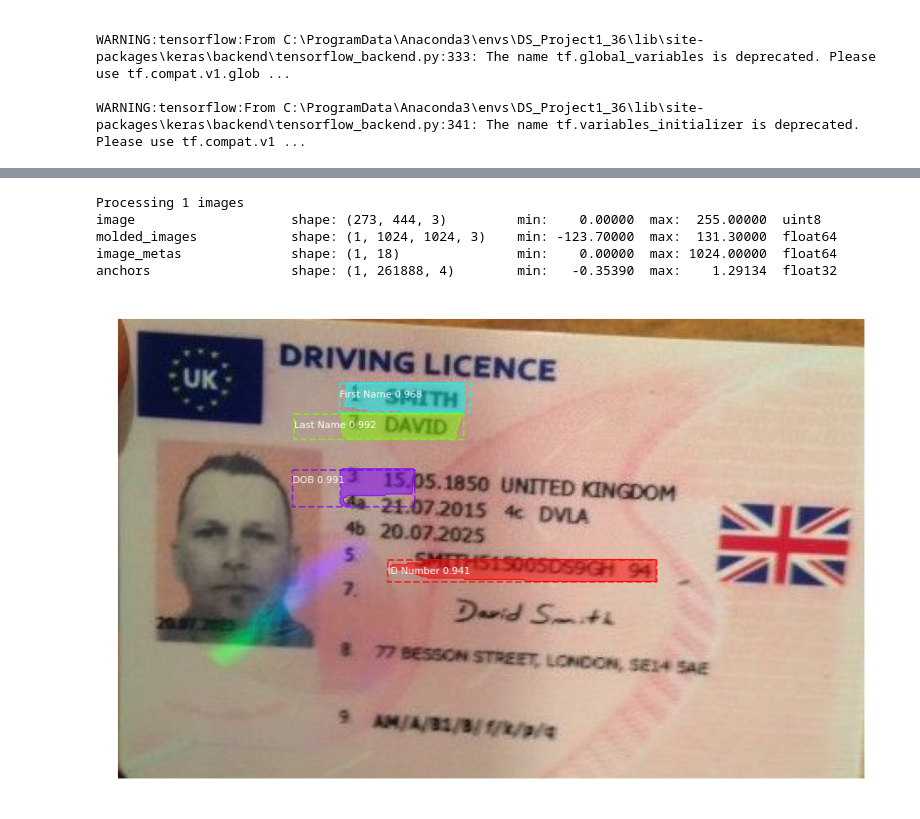
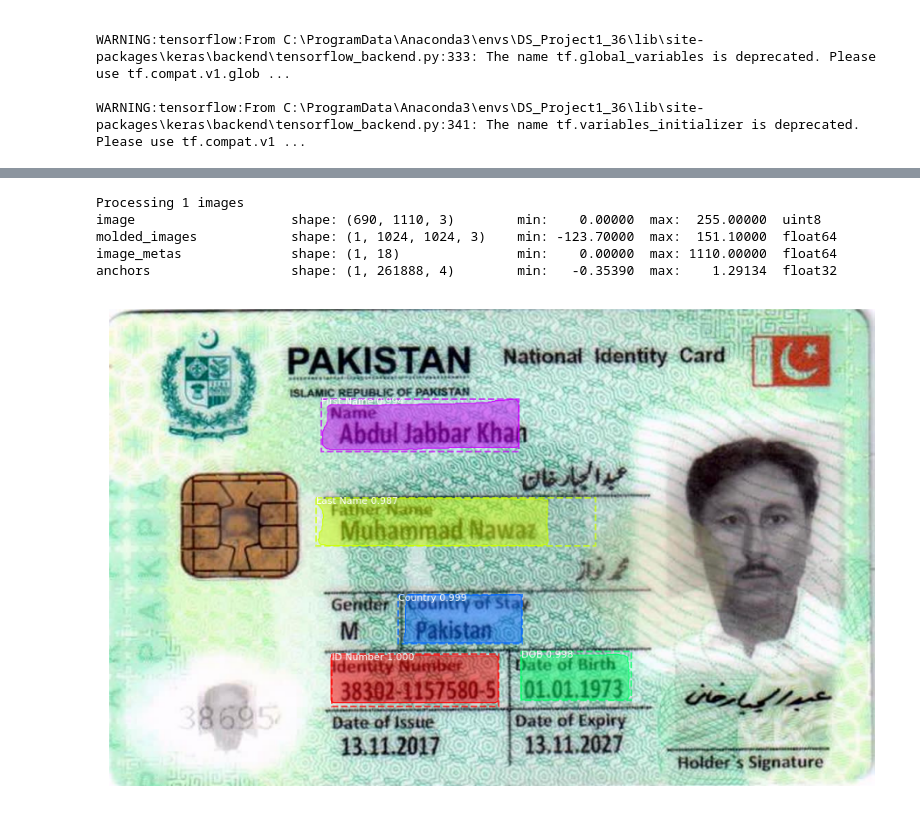
Before and after one commit to ZaeemRiaz/Object-Detection-and-Segmentation-using-Transfer-Learning, a Jupyter notebook: trained_system.ipynb, the cells around one changed output, grey strips where cells are left out. Drawn from its saved outputs; the diff is of its cells as text; code cells hidden in the pictures.

```diff
--- a/trained_system.ipynb
+++ b/trained_system.ipynb
@@ -149,33 +149,36 @@ learn_inf = load_learner('C:/Users/riazz/Documents/PycharmProjects/DS_Project1/w
 # %%
 # Load a random image from the images folder
 file_names = next(os.walk(IMAGE_DIR))[2]
 file_name_chosen = os.path.join(IMAGE_DIR, random.choice(file_names))
 image = skimage.io.imread(file_name_chosen)
 
 results = []
+
+# set own file name
+file_name_chosen = 'Dataset/test images/25.jpg'
 
 # get image type
 classifier_result = learn_inf.predict(file_name_chosen)
 
 # check pak_cnic or uk_lic
 # image_type = 'pk_cnic'
 image_type = classifier_result[0]
 
 # Run detection on appropriate model
 if image_type == 'pk_cnic':
     results = pak_cnic_model.detect([image], verbose=1)
 elif image_type == 'uk_license':
     results = uk_lic_model.detect([image], verbose=1)
 
 # Visualize results
 r = results[0]
 visualize.display_instances(image, r['rois'], r['masks'], r['class_ids'],
                             pak_cnic_class_names, r['scores'])
 # %% [output]
 [interactive output not drawn]
 Processing 1 images
-image                    shape: (273, 444, 3)         min:    0.00000  max:  255.00000  uint8
-molded_images            shape: (1, 1024, 1024, 3)    min: -123.70000  max:  131.30000  float64
-image_metas              shape: (1, 18)               min:    0.00000  max: 1024.00000  float64
+image                    shape: (690, 1110, 3)        min:    0.00000  max:  255.00000  uint8
+molded_images            shape: (1, 1024, 1024, 3)    min: -123.70000  max:  151.10000  float64
+image_metas              shape: (1, 18)               min:    0.00000  max: 1110.00000  float64
 anchors                  shape: (1, 261888, 4)        min:   -0.35390  max:    1.29134  float32
-[figure, old version]
+[figure, new version]
```
Also changed, not shown: 1 other file.
